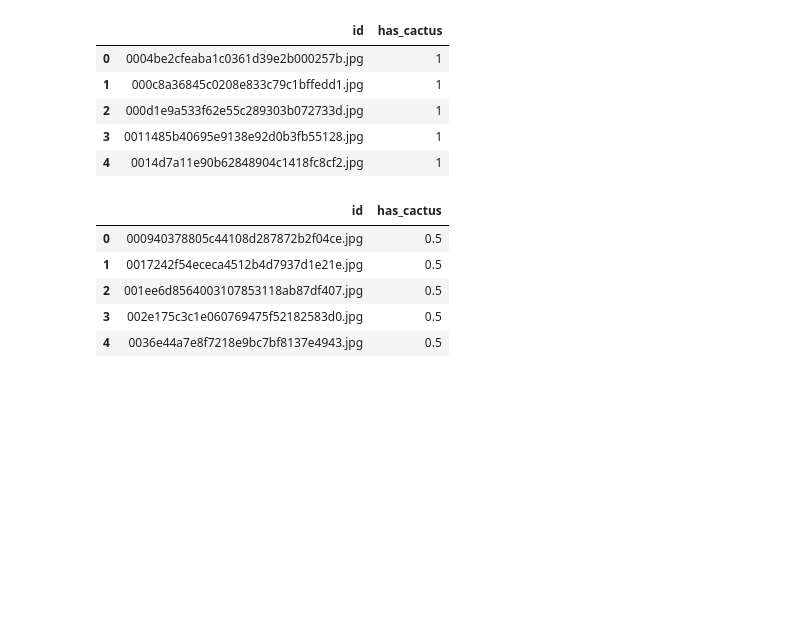
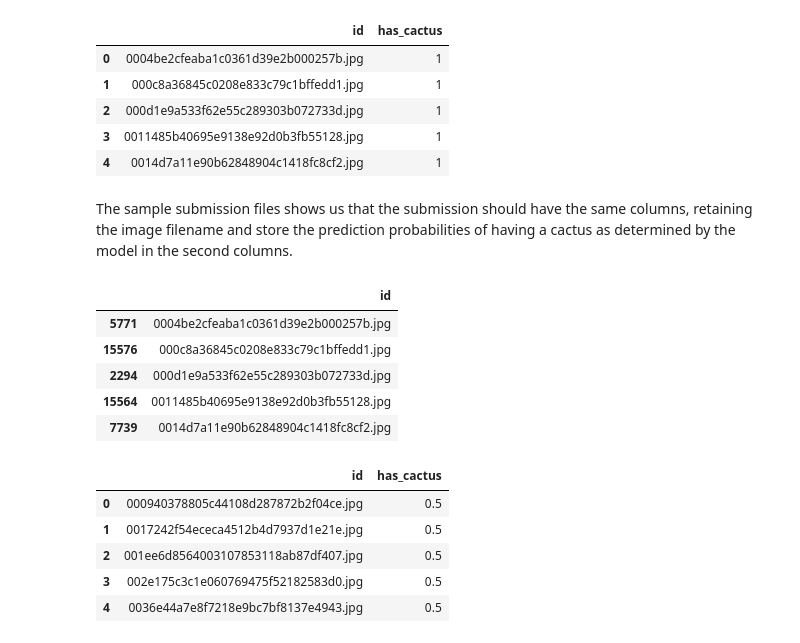
Before and after one commit to carlosmatherson/ResNet-Cactus-Identification, a Jupyter notebook: ResNetCactusIdentification.ipynb, the cells around one changed output. Cells and saved outputs as stored; diff of their text form; code cells hidden in the pictures; blank space fills up the shorter version.

```diff
--- a/ResNetCactusIdentification.ipynb
+++ b/ResNetCactusIdentification.ipynb
@@ -67,3 +91,5 @@ with ZipFile('/kaggle/input/aerial-cactus-identification/test.zip') as zipper:
 # %%
 labels = pd.read_csv('/kaggle/input/aerial-cactus-identification/train.csv')
 submission = pd.read_csv('/kaggle/input/aerial-cactus-identification/sample_submission.csv')
+test_dir_df = pd.DataFrame({'id': os.listdir('/kaggle/working/test')})
+train_dir_df = pd.DataFrame({'id': os.listdir('/kaggle/working/train')})
@@ -76,4 +104,15 @@ labels.head()
 | 2 | 000d1e9a533f62e55c289303b072733d.jpg | 1 |
 | 3 | 0011485b40695e9138e92d0b3fb55128.jpg | 1 |
 | 4 | 0014d7a11e90b62848904c1418fc8cf2.jpg | 1 |
+# %% [markdown]
+The sample submission files shows us that the submission should have the same columns, retaining the image filename and store the prediction probabilities of having a cactus as determined by the model in the second columns.
+# %%
+train_dir_df.sort_values('id').head()
+# %% [output]
+|  | id |
+| 5771 | 0004be2cfeaba1c0361d39e2b000257b.jpg |
+| 15576 | 000c8a36845c0208e833c79c1bffedd1.jpg |
+| 2294 | 000d1e9a533f62e55c289303b072733d.jpg |
+| 15564 | 0011485b40695e9138e92d0b3fb55128.jpg |
+| 7739 | 0014d7a11e90b62848904c1418fc8cf2.jpg |
 # %%
```
Also changed, not shown: parts of 49 cells of this notebook.
